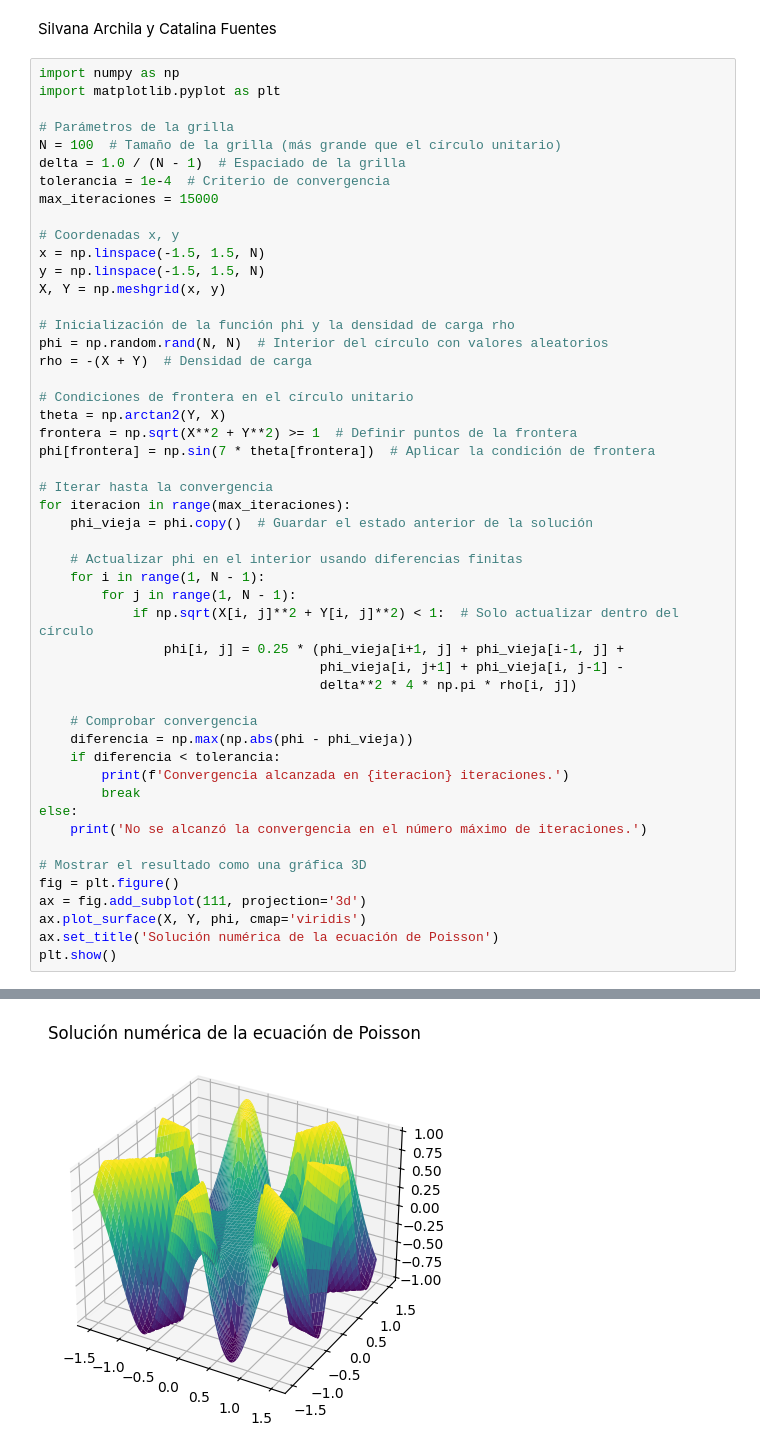
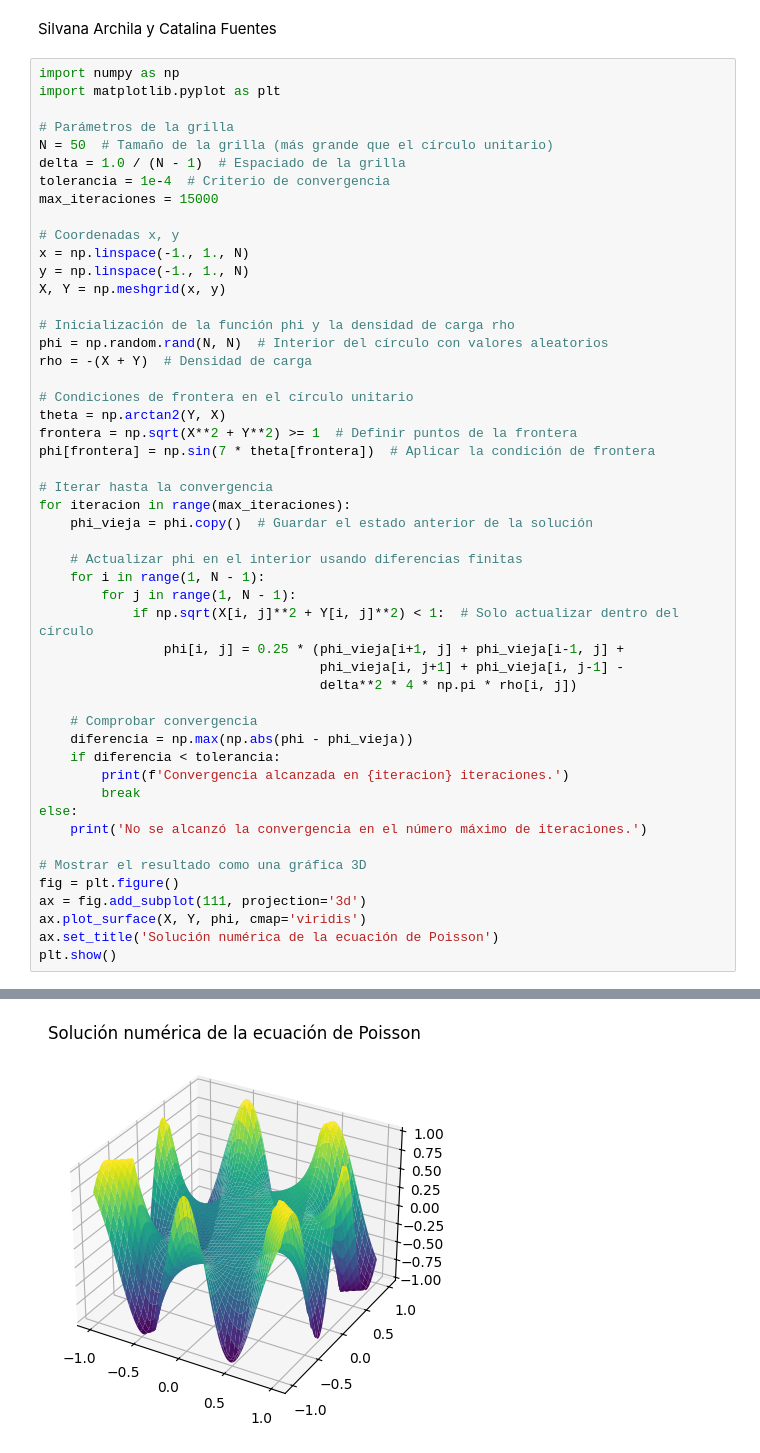
Before and after one commit to sarchilagomez1/MetodosComputacionales2-Fuentes-Archila, a Jupyter notebook: Taller4_fuentesarchila.ipynb, the cells around one changed output, grey strips where cells are left out. Drawn from its saved outputs; the diff is of its cells as text.

```diff
--- a/Taller4_fuentesarchila.ipynb
+++ b/Taller4_fuentesarchila.ipynb
@@ -7,14 +7,14 @@ import numpy as np
 import matplotlib.pyplot as plt
 
 # Parámetros de la grilla
-N = 100  # Tamaño de la grilla (más grande que el círculo unitario)
+N = 50  # Tamaño de la grilla (más grande que el círculo unitario)
 delta = 1.0 / (N - 1)  # Espaciado de la grilla
 tolerancia = 1e-4  # Criterio de convergencia
 max_iteraciones = 15000
 
 # Coordenadas x, y
-x = np.linspace(-1.5, 1.5, N)
-y = np.linspace(-1.5, 1.5, N)
+x = np.linspace(-1., 1., N)
+y = np.linspace(-1., 1., N)
 X, Y = np.meshgrid(x, y)
 
 # Inicialización de la función phi y la densidad de carga rho
@@ -57 +57 @@ Convergencia alcanzada en 4456 iteraciones.
-[figure, old version]
+[figure, new version]
```
Also changed, not shown: parts of 1 cell of this notebook.
